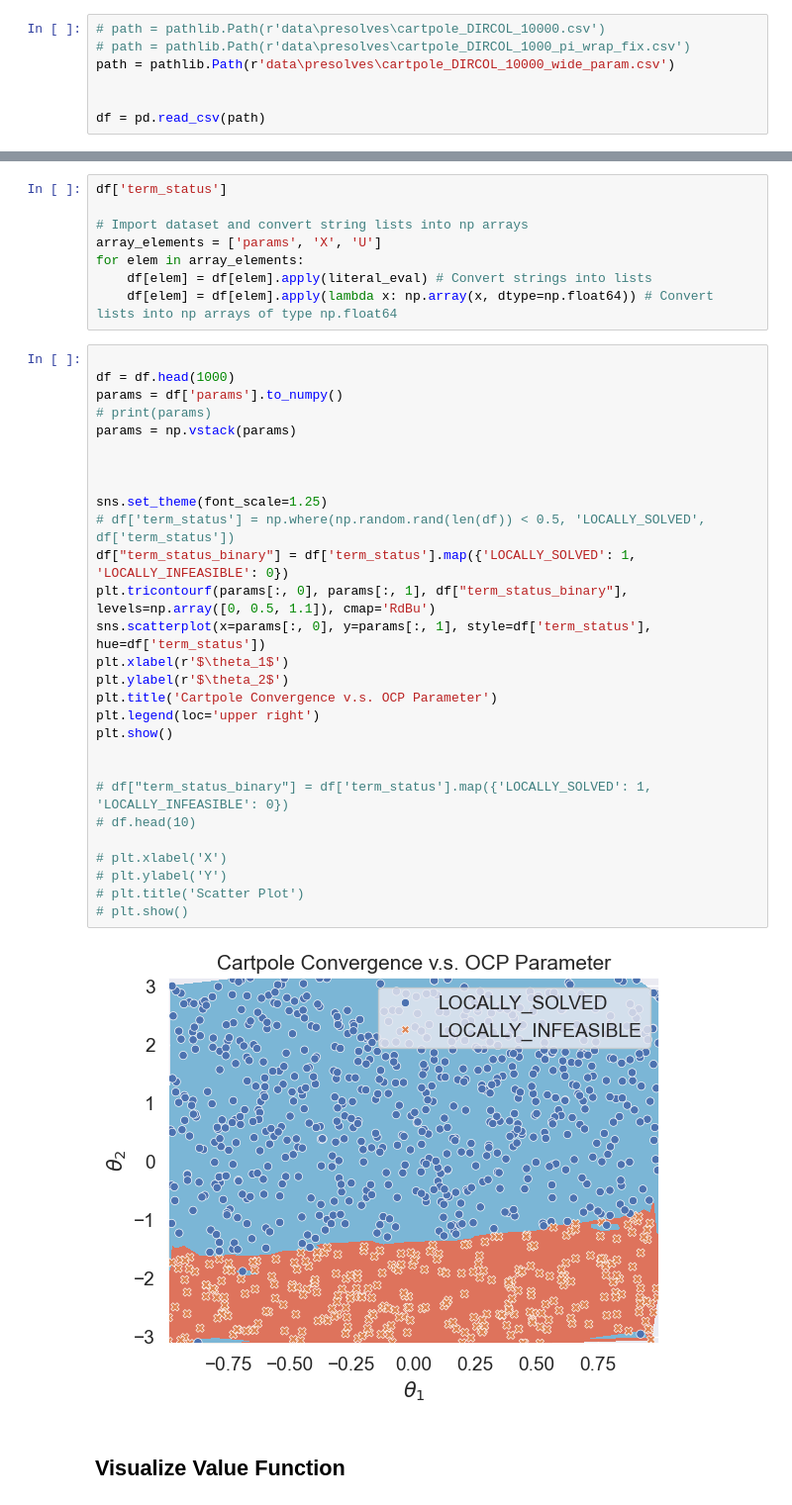
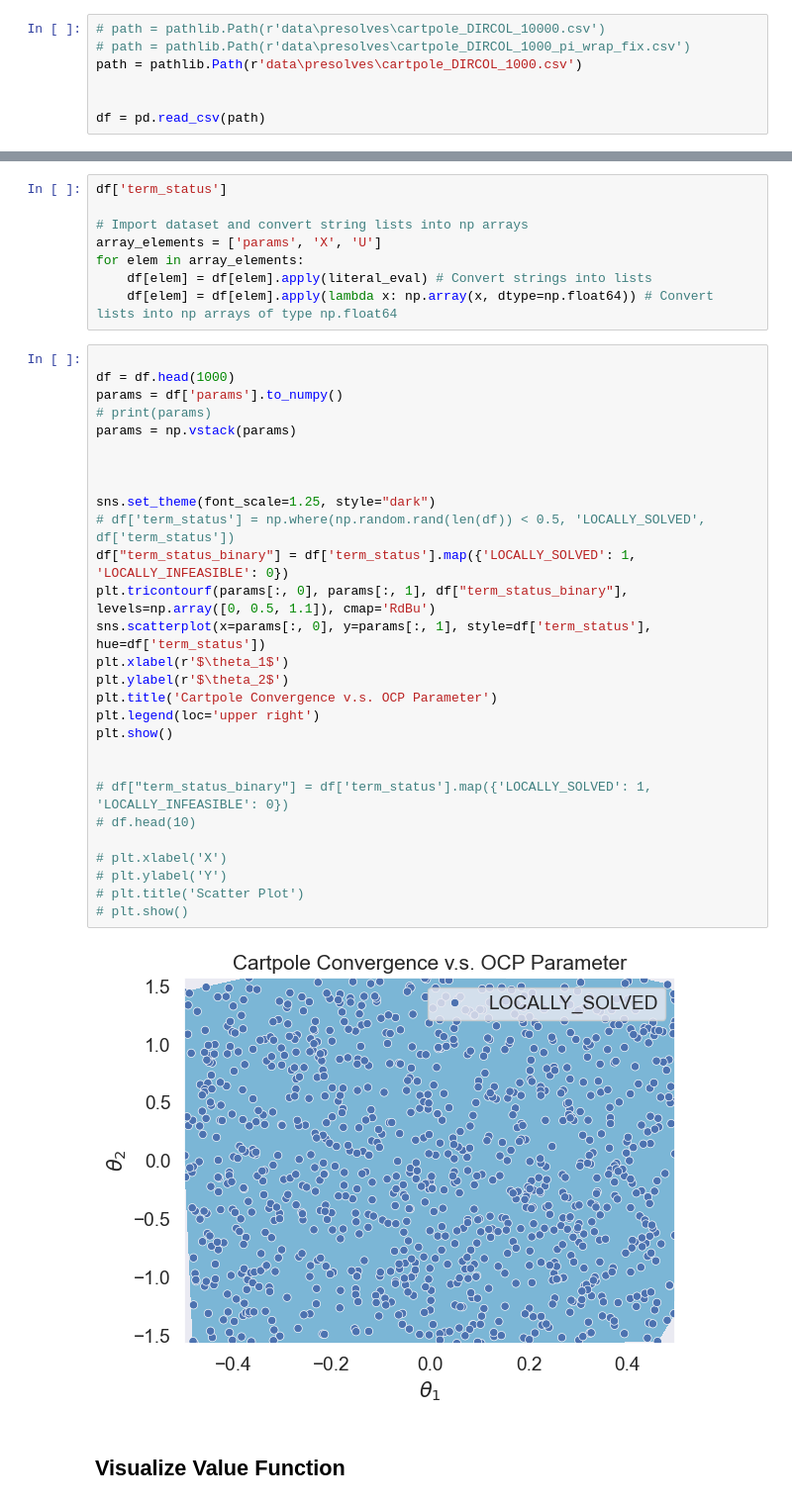
Before and after one commit to Astronauty/AiPEX-Projects, a Jupyter notebook: warmstarting_NLPs/NLP_solution_analysis.ipynb, the cells around one changed output, grey strips where cells are left out. Shown at 99% size. Cells and saved outputs as stored; diff of their text form.

```diff
--- a/warmstarting_NLPs/NLP_solution_analysis.ipynb
+++ b/warmstarting_NLPs/NLP_solution_analysis.ipynb
@@ -11,7 +11,7 @@ from ast import literal_eval
 # %%
 # path = pathlib.Path(r'data\presolves\cartpole_DIRCOL_10000.csv')
 # path = pathlib.Path(r'data\presolves\cartpole_DIRCOL_1000_pi_wrap_fix.csv')
-path = pathlib.Path(r'data\presolves\cartpole_DIRCOL_10000_wide_param.csv')
+path = pathlib.Path(r'data\presolves\cartpole_DIRCOL_1000.csv')
 
 
 df = pd.read_csv(path)
@@ -37,33 +37,33 @@ for elem in array_elements:
 # %%
 
 df = df.head(1000)
 params = df['params'].to_numpy()
 # print(params)
 params = np.vstack(params)
 
 
 
-sns.set_theme(font_scale=1.25)
+sns.set_theme(font_scale=1.25, style="dark")
 # df['term_status'] = np.where(np.random.rand(len(df)) < 0.5, 'LOCALLY_SOLVED', df['term_status'])
 df["term_status_binary"] = df['term_status'].map({'LOCALLY_SOLVED': 1, 'LOCALLY_INFEASIBLE': 0})
 plt.tricontourf(params[:, 0], params[:, 1], df["term_status_binary"], levels=np.array([0, 0.5, 1.1]), cmap='RdBu')
 sns.scatterplot(x=params[:, 0], y=params[:, 1], style=df['term_status'], hue=df['term_status'])
 plt.xlabel(r'$\theta_1$')
 plt.ylabel(r'$\theta_2$')
 plt.title('Cartpole Convergence v.s. OCP Parameter')
 plt.legend(loc='upper right')
 plt.show()
 
 
 # df["term_status_binary"] = df['term_status'].map({'LOCALLY_SOLVED': 1, 'LOCALLY_INFEASIBLE': 0})
 # df.head(10)
 
 # plt.xlabel('X')
 # plt.ylabel('Y')
 # plt.title('Scatter Plot')
 # plt.show()
 # %% [output]
-[figure, old version]
+[figure, new version]
 # %% [markdown]
 ## Visualize Value Function
 # %%
```
Also changed, not shown: parts of 4 cells of this notebook, 5 other files.
